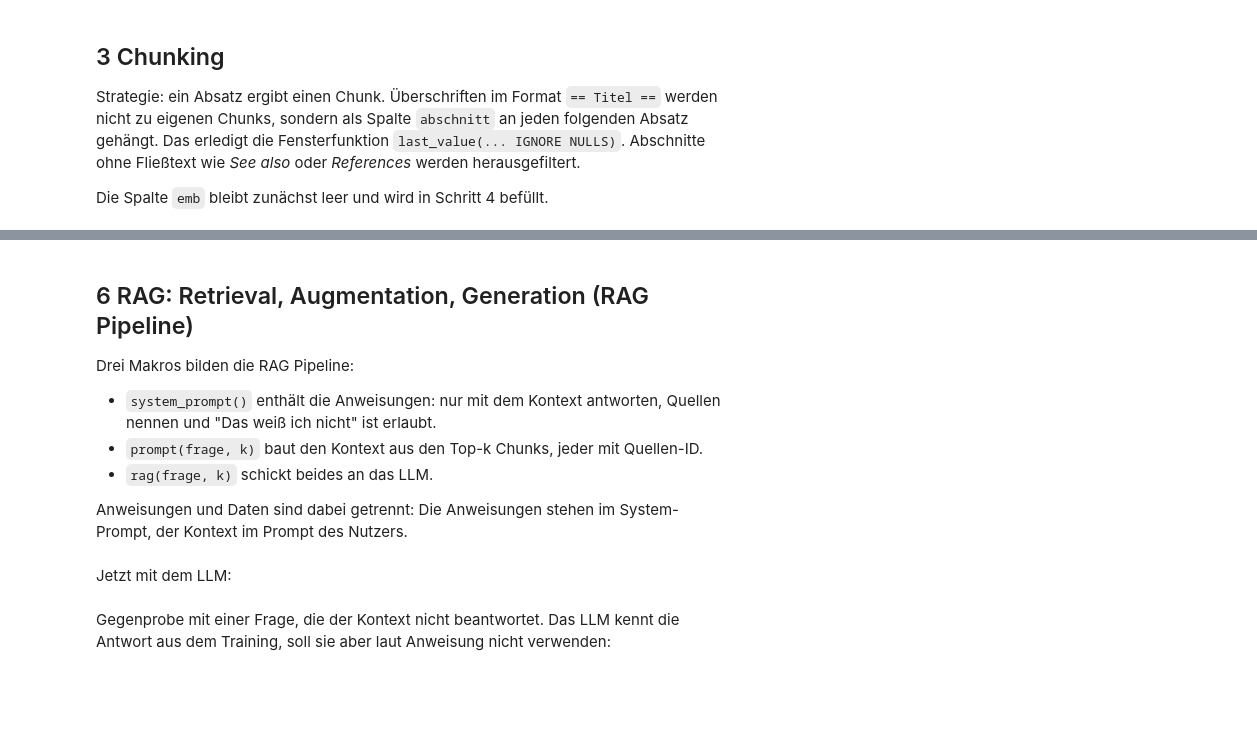
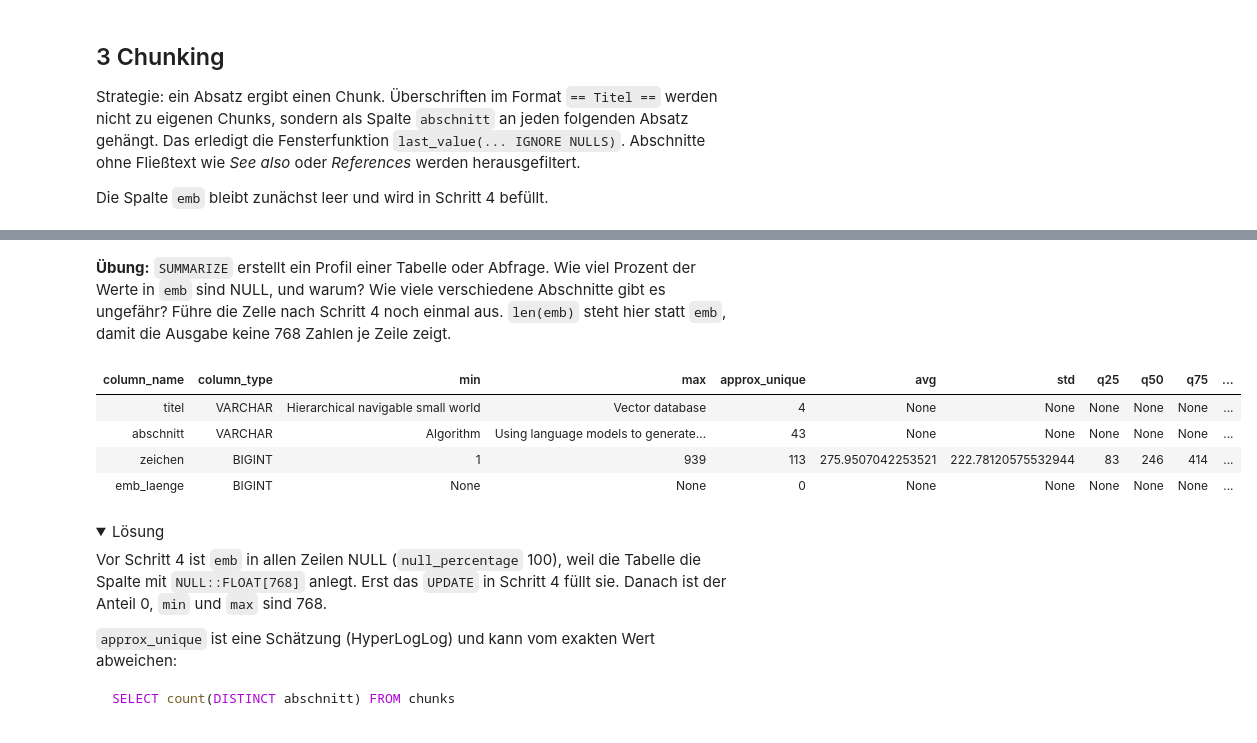
Before and after one commit to abuckenhofer/rag-vorlesung, a Jupyter notebook: RAG_DuckDB_Minimal.ipynb, the cells around one changed output, grey strips where cells are left out. Saved outputs shown, nothing was run; the diff lists cells and outputs as text; code cells hidden in the pictures; folded sections open; blank space fills up the shorter version.

````diff
--- a/RAG_DuckDB_Minimal.ipynb
+++ b/RAG_DuckDB_Minimal.ipynb
@@ -162,33 +246,25 @@ con.sql("SELECT titel, abschnitt, round(distanz, 3) AS distanz, left(text, 80) A
 # %% [markdown]
-## 6 RAG: Retrieval, Augmentation, Generation (RAG Pipeline)
-
-Drei Makros bilden die RAG Pipeline:
-
-- `system_prompt()` enthält die Anweisungen: nur mit dem Kontext antworten, Quellen nennen und "Das weiß ich nicht" ist erlaubt.
-- `prompt(frage, k)` baut den Kontext aus den Top-k Chunks, jeder mit Quellen-ID.
-- `rag(frage, k)` schickt beides an das LLM.
-
-Anweisungen und Daten sind dabei getrennt: Die Anweisungen stehen im System-Prompt, der Kontext im Prompt des Nutzers.
+**Übung:** `SUMMARIZE` erstellt ein Profil einer Tabelle oder Abfrage. Wie viel Prozent der Werte in `emb` sind NULL, und warum? Wie viele verschiedene Abschnitte gibt es ungefähr? Führe die Zelle nach Schritt 4 noch einmal aus. `len(emb)` steht hier statt `emb`, damit die Ausgabe keine 768 Zahlen je Zeile zeigt.
 # %%
-con.sql("""
-CREATE OR REPLACE MACRO system_prompt() AS
-    'Beantworte die Frage ausschließlich mit Informationen aus dem Kontext und nenne zu jeder Aussage '
-    || 'die Quelle, z.B. [1]. Du darfst Informationen aus mehreren Abschnitten zusammenfassen. '
-    || 'Antworte nur dann mit "Das weiß ich nicht.", wenn der Kontext keine relevanten Informationen '
-    || 'zur Frage enthält. Antworte auf Deutsch.'
-""")
-
-con.sql("""
-CREATE OR REPLACE MACRO prompt(frage, k := 5) AS (
-    SELECT '<kontext>' || chr(10)
-           || string_agg(format('[{}] {} - {}: {}', nr, titel, abschnitt, text), chr(10) ORDER BY nr)
-           || chr(10) || '</kontext>' || chr(10) || 'Frage: ' || frage
-    FROM (SELECT row_number() OVER (ORDER BY distanz) AS nr, * FROM suche(frage, k))
-)
-""")
-
-con.sql("CREATE OR REPLACE MACRO rag(frage, k := 5) AS llm(system_prompt(), prompt(frage, k))")
-
-print(con.sql("SELECT prompt('Does RAG prevent hallucinations?', 3)").fetchall()[0][0])
+%%sql
+SUMMARIZE SELECT titel, abschnitt, length(text) AS zeichen, len(emb) AS emb_laenge
+FROM chunks
+# %% [output]
+| column_name | column_type | min | max | approx_unique | avg | std | q25 | q50 | q75 | ... |
+| titel | VARCHAR | Hierarchical navigable small world | Vector database | 4 | None | None | None | None | None | ... |
+| abschnitt | VARCHAR | Algorithm | Using language models to generate... | 43 | None | None | None | None | None | ... |
+| zeichen | BIGINT | 1 | 939 | 113 | 275.9507042253521 | 222.78120575532944 | 83 | 246 | 414 | ... |
+| emb_laenge | BIGINT | None | None | 0 | None | None | None | None | None | ... |
 # %% [markdown]
-Jetzt mit dem LLM:
+<details>
+<summary>Lösung</summary>
+
+Vor Schritt 4 ist `emb` in allen Zeilen NULL (`null_percentage` 100), weil die Tabelle die Spalte mit `NULL::FLOAT[768]` anlegt. Erst das `UPDATE` in Schritt 4 füllt sie. Danach ist der Anteil 0, `min` und `max` sind 768.
+
+`approx_unique` ist eine Schätzung (HyperLogLog) und kann vom exakten Wert abweichen:
+
+```sql
+SELECT count(DISTINCT abschnitt) FROM chunks
+```
+
+</details>
@@ -197,2 +270,0 @@ print(con.sql("SELECT rag('Does RAG prevent hallucinations?')").fetchall()[0][0]
-# %% [markdown]
-Gegenprobe mit einer Frage, die der Kontext nicht beantwortet. Das LLM kennt die Antwort aus dem Training, soll sie aber laut Anweisung nicht verwenden:
````
Also changed, not shown: parts of 116 cells of this notebook.
